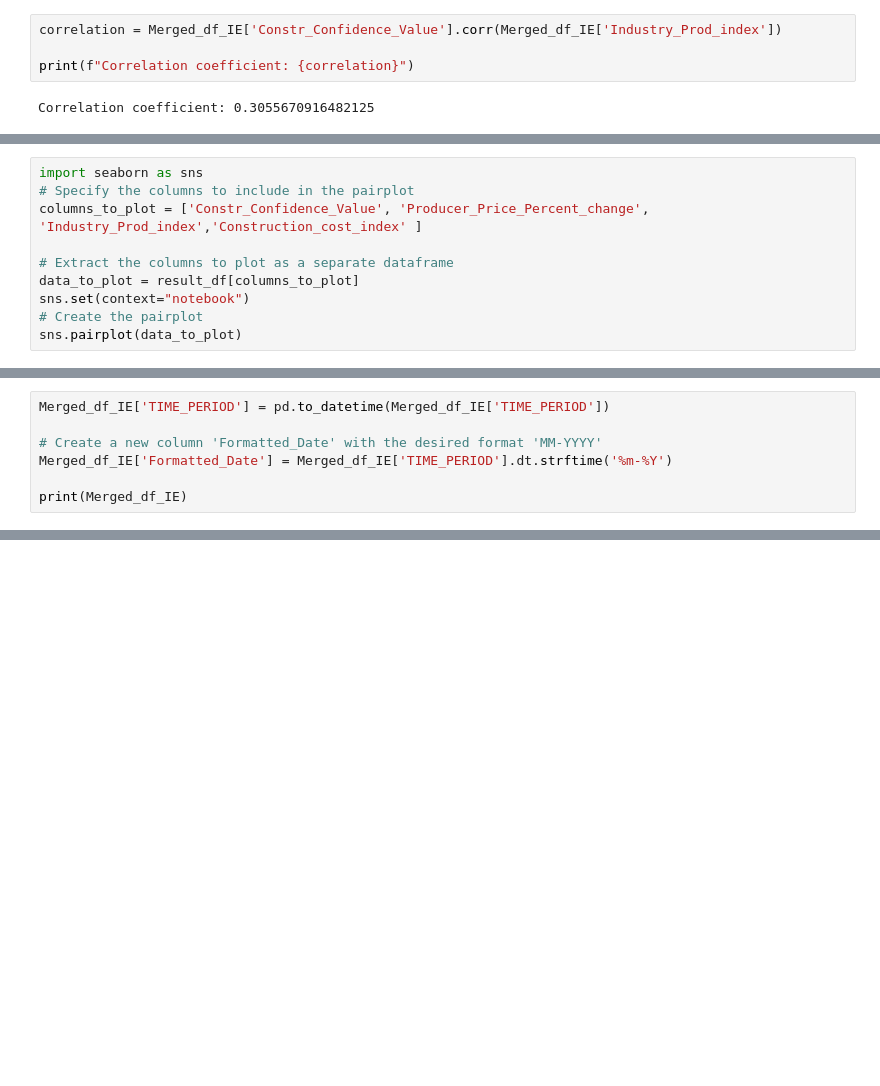
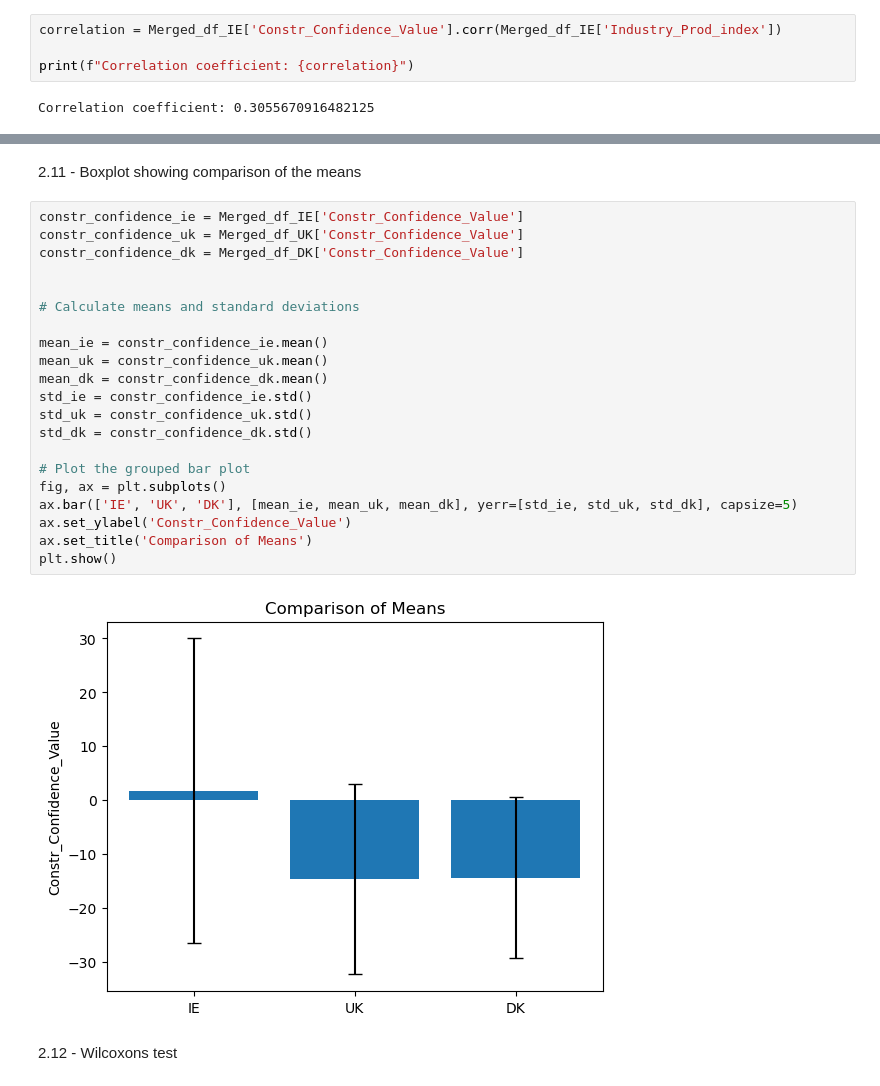
Before and after one commit to sbs23014/CA2, a Jupyter notebook: 1.Data Prep and Visualisation.ipynb, the cells around one changed output, grey strips where cells are left out. Drawn from its saved outputs; the diff is of its cells as text; blank space fills up the shorter version.

```diff
--- a/1.Data Prep and Visualisation.ipynb
+++ b/1.Data Prep and Visualisation.ipynb
@@ -968,10 +712,0 @@ result_df.head(10)
-# %%
-import seaborn as sns
-# Specify the columns to include in the pairplot
-columns_to_plot = ['Constr_Confidence_Value', 'Producer_Price_Percent_change', 'Industry_Prod_index','Construction_cost_index' ]
-
-# Extract the columns to plot as a separate dataframe
-data_to_plot = result_df[columns_to_plot]
-sns.set(context="notebook")
-# Create the pairplot
-sns.pairplot(data_to_plot)
@@ -998,7 +712,0 @@ print(Merged_df_IE)
-# %%
-Merged_df_IE['TIME_PERIOD'] = pd.to_datetime(Merged_df_IE['TIME_PERIOD'])
-
-# Create a new column 'Formatted_Date' with the desired format 'MM-YYYY'
-Merged_df_IE['Formatted_Date'] = Merged_df_IE['TIME_PERIOD'].dt.strftime('%m-%Y')
-
-print(Merged_df_IE)
@@ -1004,0 +836,27 @@ print(Merged_df_IE)
+# %% [markdown]
+2.11 - Boxplot showing comparison of the means
+# %%
+constr_confidence_ie = Merged_df_IE['Constr_Confidence_Value']
+constr_confidence_uk = Merged_df_UK['Constr_Confidence_Value']
+constr_confidence_dk = Merged_df_DK['Constr_Confidence_Value']
+
+
+# Calculate means and standard deviations
+
+mean_ie = constr_confidence_ie.mean()
+mean_uk = constr_confidence_uk.mean()
+mean_dk = constr_confidence_dk.mean()
+std_ie = constr_confidence_ie.std()
+std_uk = constr_confidence_uk.std()
+std_dk = constr_confidence_dk.std()
+
+# Plot the grouped bar plot
+fig, ax = plt.subplots()
+ax.bar(['IE', 'UK', 'DK'], [mean_ie, mean_uk, mean_dk], yerr=[std_ie, std_uk, std_dk], capsize=5)
+ax.set_ylabel('Constr_Confidence_Value')
+ax.set_title('Comparison of Means')
+plt.show()
+# %% [output]
+[figure, added]
+# %% [markdown]
+2.12 - Wilcoxons test
```
Also changed, not shown: parts of 116 cells of this notebook, 2 other files.
